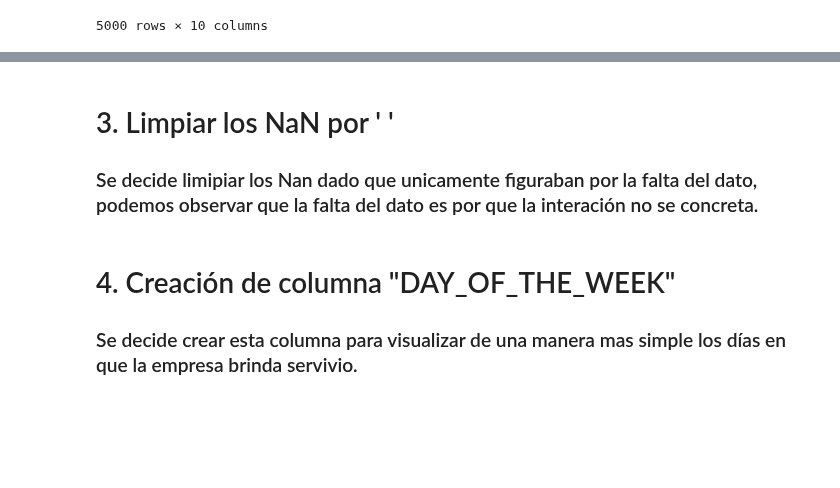
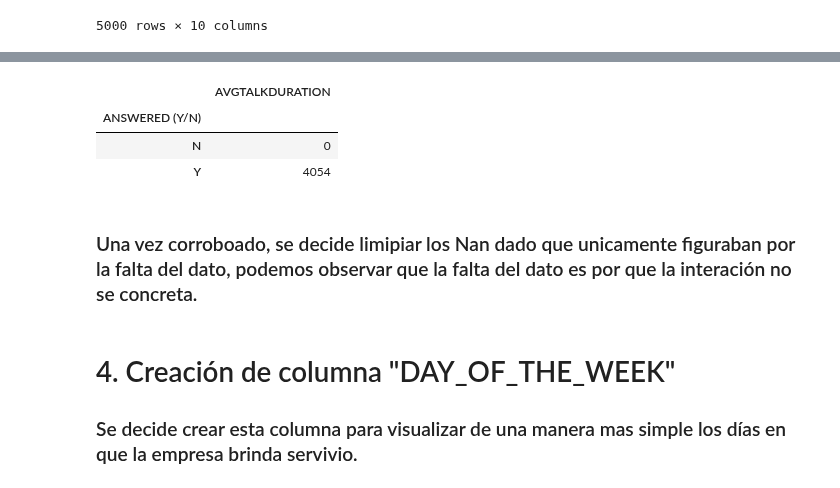
Before and after one commit to PABLOXAVIERMENDEZ/Proyecto_EDA_Pablo_Mendez, a Jupyter notebook: 3 - Set Up BBDD.ipynb, the cells around one changed output, grey strips where cells are left out. Cells and saved outputs as stored; diff of their text form; code cells hidden in the pictures; blank space fills up the shorter version.

```diff
--- a/3 - Set Up BBDD.ipynb
+++ b/3 - Set Up BBDD.ipynb
@@ -76,6 +90,12 @@ bbdd
+# %%
+ pd.pivot_table(bbdd, values=['AVGTALKDURATION'], index=['ANSWERED (Y/N)'], aggfunc={'AVGTALKDURATION': 'count'})
+# %% [output]
+|  | AVGTALKDURATION |
+| ANSWERED (Y/N) |  |
+| N | 0 |
+| Y | 4054 |
 # %% [markdown]
-   # 3. Limpiar los NaN por ' '
-   ###  Se decide limipiar los Nan dado que unicamente figuraban por la falta del dato, podemos observar que la falta del dato es por que la interación no se concreta.
+ ###  Una vez corroboado, se decide limipiar los Nan dado que unicamente figuraban por la falta del dato, podemos observar que la falta del dato es por que la interación no se concreta.
 # %%
 bbdd.fillna(' ', inplace = True)
 # %% [markdown]
```
Also changed, not shown: parts of 7 cells of this notebook.
